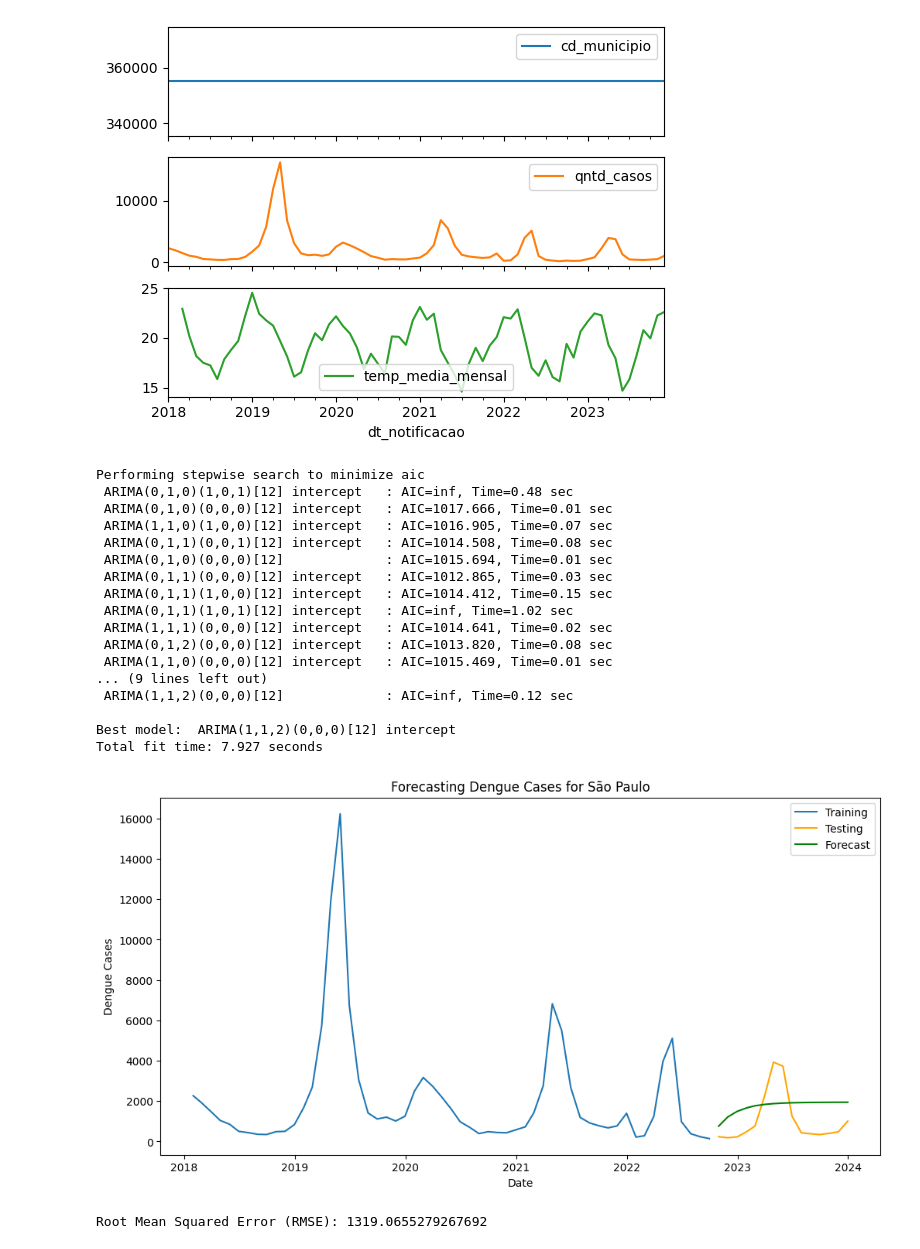
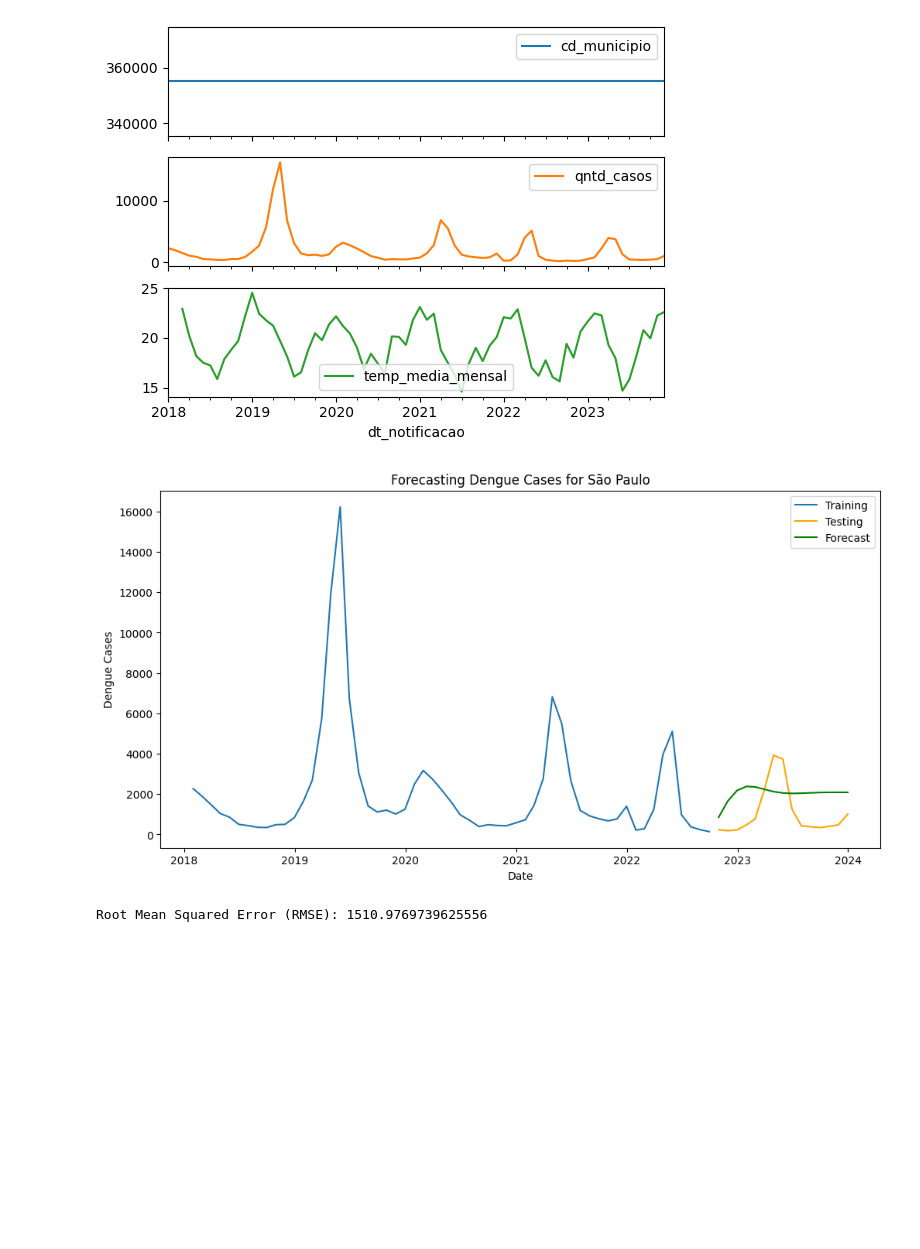
Before and after one commit to Kenzo-Sugai/PrevisaoCasosDengueSP, a Jupyter notebook: Python/ARIMA/autoARIMA.ipynb, the cells around one changed output. Drawn from its saved outputs; the diff is of its cells as text; code cells hidden in the pictures; blank space fills up the shorter version.

Commit message:
Forecast ARIMA 0.3

```diff
--- a/Python/ARIMA/autoARIMA.ipynb
+++ b/Python/ARIMA/autoARIMA.ipynb
@@ -43,58 +43,41 @@ exog_test = test[['temp_media_mensal']]
 # Initialize the auto_arima model
 model = pm.auto_arima(
     y_train,
-    #exogenous=exog_train,
+    exogenous=exog_train,
     seasonal=True,
     m=12,  # Seasonality (monthly data)
     start_p=0, start_q=0,
     #max_order=4,
     max_p=3, max_q=3,
-    d=None,  # Automatically determine the order of differencing
-    test='adf',  # Augmented Dickey-Fuller test for stationarity
-    trace=True,
-    error_action='ignore',
+    #d=None,  # Automatically determine the order of differencing
+    #test='adf',  # Augmented Dickey-Fuller test for stationarity
+    #trace=True,
+    #error_action='ignore',
     suppress_warnings=True,
     stepwise=True
 )
 
 # Fit the model
-model.fit(y_train)#exogenous=exog_train)
+model.fit(y_train, exogenous=exog_train)
 
 # Forecast
 n_periods = len(y_test)
-forecast = model.predict(n_periods=n_periods) #exogenous=exog_test)
+forecast = model.predict(n_periods=n_periods, exogenous=exog_test)
 
 # Plot the results
 plt.figure(figsize=(12, 6))
 plt.plot(train.index, y_train, label='Training')
 plt.plot(test.index, y_test, label='Testing', color='orange')
 plt.plot(test.index, forecast, label='Forecast', color='green')
 plt.title(f'Forecasting Dengue Cases for São Paulo')
 plt.xlabel('Date')
 plt.ylabel('Dengue Cases')
 plt.legend()
 plt.show()
 
 # Evaluate the model
 rmse = np.sqrt(mean_squared_error(y_test, forecast))
 print(f'Root Mean Squared Error (RMSE): {rmse}')
 # %% [output]
+[figure, new version]
-Performing stepwise search to minimize aic
- ARIMA(0,1,0)(1,0,1)[12] intercept   : AIC=inf, Time=0.48 sec
- ARIMA(0,1,0)(0,0,0)[12] intercept   : AIC=1017.666, Time=0.01 sec
- ARIMA(1,1,0)(1,0,0)[12] intercept   : AIC=1016.905, Time=0.07 sec
- ARIMA(0,1,1)(0,0,1)[12] intercept   : AIC=1014.508, Time=0.08 sec
- ARIMA(0,1,0)(0,0,0)[12]             : AIC=1015.694, Time=0.01 sec
- ARIMA(0,1,1)(0,0,0)[12] intercept   : AIC=1012.865, Time=0.03 sec
- ARIMA(0,1,1)(1,0,0)[12] intercept   : AIC=1014.412, Time=0.15 sec
- ARIMA(0,1,1)(1,0,1)[12] intercept   : AIC=inf, Time=1.02 sec
- ARIMA(1,1,1)(0,0,0)[12] intercept   : AIC=1014.641, Time=0.02 sec
- ARIMA(0,1,2)(0,0,0)[12] intercept   : AIC=1013.820, Time=0.08 sec
- ARIMA(1,1,0)(0,0,0)[12] intercept   : AIC=1015.469, Time=0.01 sec
-... (9 lines left out)
- ARIMA(1,1,2)(0,0,0)[12]             : AIC=inf, Time=0.12 sec
-
-Best model:  ARIMA(1,1,2)(0,0,0)[12] intercept
-Total fit time: 7.927 seconds
+Root Mean Squared Error (RMSE): 1510.9769739625556
-[figure, old version]
-Root Mean Squared Error (RMSE): 1319.0655279267692
```
Also changed, not shown: 3 other files.
